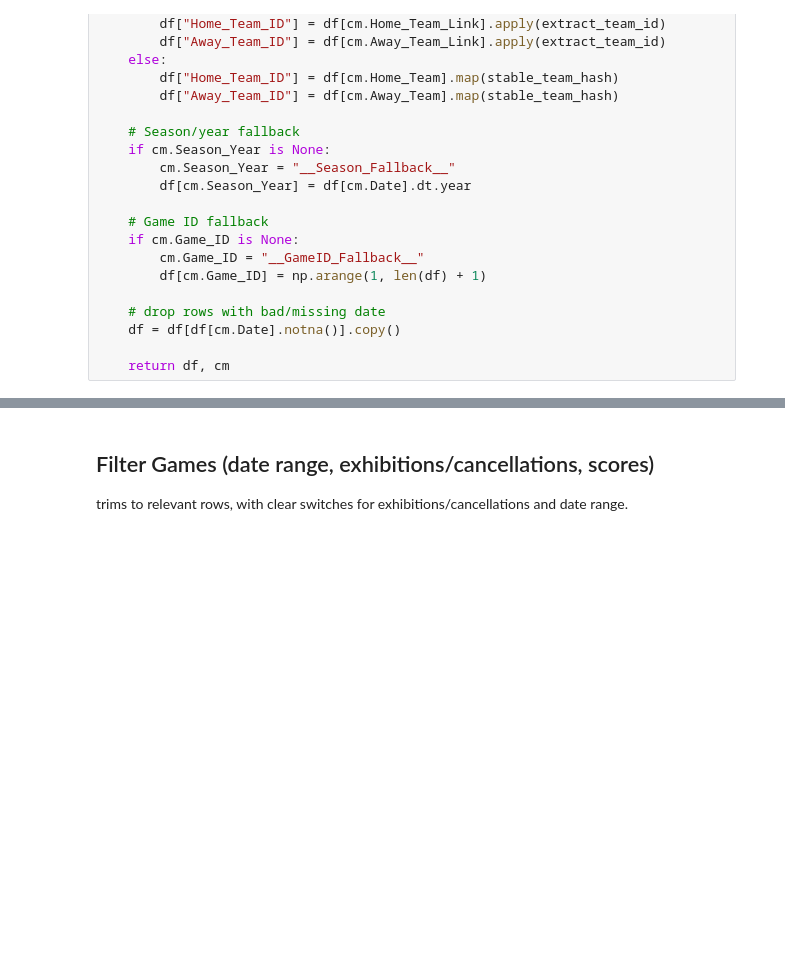
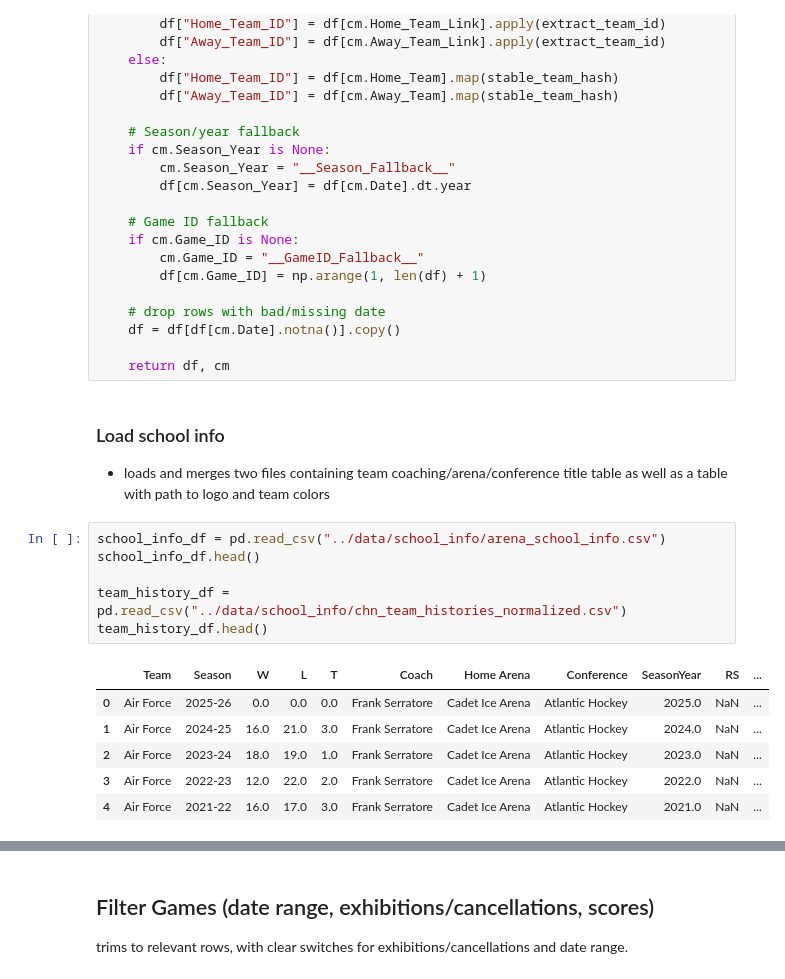
Before and after one commit to JSmith1826/college_hockey_2526, a Jupyter notebook: workbook/cumlative_all_time_records.ipynb, the cells around one changed output, grey strips where cells are left out. Drawn from its saved outputs; the diff is of its cells as text; blank space fills up the shorter version.

```diff
--- a/workbook/cumlative_all_time_records.ipynb
+++ b/workbook/cumlative_all_time_records.ipynb
@@ -151,3 +148,19 @@ def load_and_normalize(csv_path: Path) -> Tuple[pd.DataFrame, ColumnMap]:
     df = df[df[cm.Date].notna()].copy()
 
     return df, cm
+# %% [markdown]
+### Load school info
+- loads and merges two files containing team coaching/arena/conference title table as well as a table with path to logo and team colors
+# %%
+school_info_df = pd.read_csv("../data/school_info/arena_school_info.csv")
+school_info_df.head()
+
+team_history_df = pd.read_csv("../data/school_info/chn_team_histories_normalized.csv")
+team_history_df.head()
+# %% [output]
+|  | Team | Season | W | L | T | Coach | Home Arena | Conference | SeasonYear | RS | ... |
+| 0 | Air Force | 2025-26 | 0.0 | 0.0 | 0.0 | Frank Serratore | Cadet Ice Arena | Atlantic Hockey | 2025.0 | NaN | ... |
+| 1 | Air Force | 2024-25 | 16.0 | 21.0 | 3.0 | Frank Serratore | Cadet Ice Arena | Atlantic Hockey | 2024.0 | NaN | ... |
+| 2 | Air Force | 2023-24 | 18.0 | 19.0 | 1.0 | Frank Serratore | Cadet Ice Arena | Atlantic Hockey | 2023.0 | NaN | ... |
+| 3 | Air Force | 2022-23 | 12.0 | 22.0 | 2.0 | Frank Serratore | Cadet Ice Arena | Atlantic Hockey | 2022.0 | NaN | ... |
+| 4 | Air Force | 2021-22 | 16.0 | 17.0 | 3.0 | Frank Serratore | Cadet Ice Arena | Atlantic Hockey | 2021.0 | NaN | ... |
```
Also changed, not shown: parts of 5 cells of this notebook.
